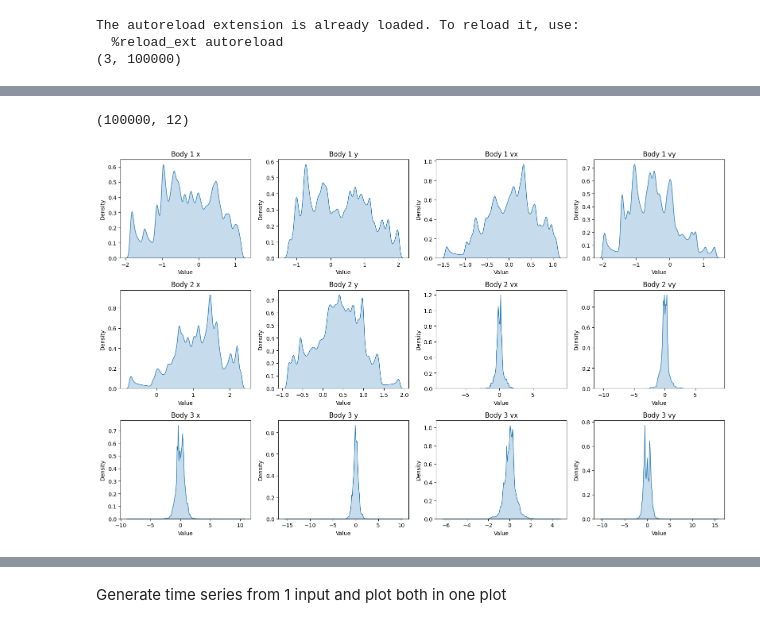
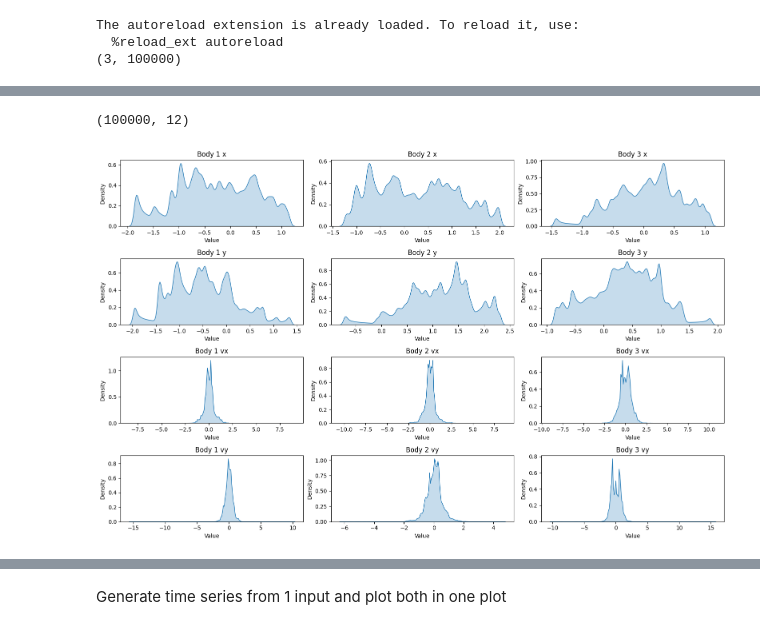
Before and after one commit to WoutTeillers/Advances_machine_learning, a Jupyter notebook: nb.ipynb, the cells around one changed output, grey strips where cells are left out. Drawn from its saved outputs; the diff is of its cells as text; code cells hidden in the pictures.

```diff
--- a/nb.ipynb
+++ b/nb.ipynb
@@ -84,37 +84,38 @@ import seaborn as sns
 
 # Suppose your array is called `data`
 # shape = (84999, 12)
 new_data = X_train.reshape(-1, X_train.shape[-1])  # shape = (849990, 12)
 num_features = data.shape[1]
-fig, axes = plt.subplots(3, 4, figsize=(16, 10))  # 3 rows × 4 cols for 12 features
+fig, axes = plt.subplots(4, 3, figsize=(16, 10))  # 3 rows × 4 cols for 12 features
 axes = axes.flatten()
 
+components = ["x", "y", "vx", "vy"]
 bodies = ["Body 1", "Body 2", "Body 3"]
-components = ["x", "y", "vx", "vy"]
-feature_names = [f"{body} {comp}" for body in bodies for comp in components]
+
+feature_names = [f"{body} {comp}" for comp in components for body in bodies]
 
 for i in range(num_features):
     sns.kdeplot(data[:, i], ax=axes[i], fill=True, bw_adjust=0.5)
     axes[i].set_title(feature_names[i])
     axes[i].set_xlabel("Value")
     axes[i].set_ylabel("Density")
 
 plt.tight_layout()
 plt.show()
 
 # # Convert to DataFrame
 # df = pd.DataFrame(X_test[:,-1,:], columns=[f"col_{i}" for i in range(X_test[:,-1,:].shape[1])])
 
 # # Save to Excel
 # df.to_excel("output.xlsx", index=False)
 
 # df = pd.DataFrame(y_test, columns=[f"col_{i}" for i in range(y_test.shape[1])])
 
 # # Save to Excel
 # df.to_excel("output2.xlsx", index=False)
 # %% [output]
 (100000, 12)
-[figure, old version]
+[figure, new version]
 # %%
 from LSTMCell import LSTM
 import torch
```
Also changed, not shown: parts of 6 cells of this notebook, 15 other files.
